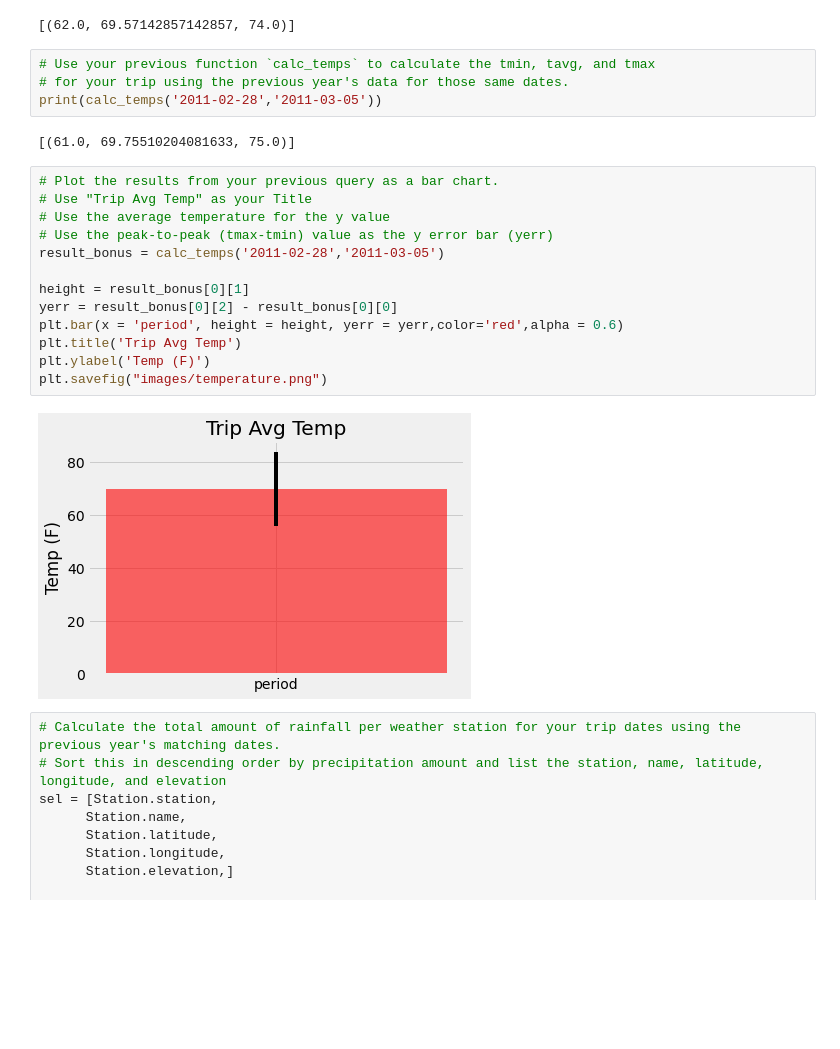
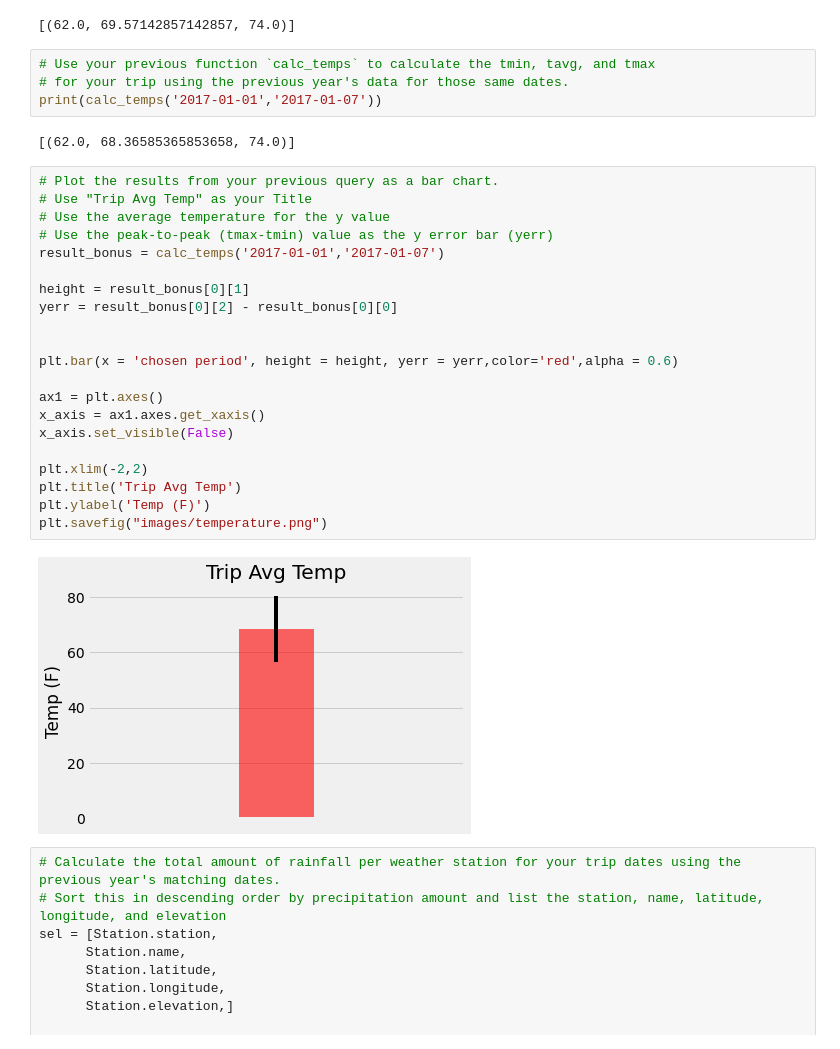
Before and after one commit to SeanPei-coder/sqlalchemy-challenge, a Jupyter notebook: climate_starter.ipynb, the cells around one changed output. Drawn from its saved outputs; the diff is of its cells as text; blank space fills up the shorter version.

```diff
--- a/climate_starter.ipynb
+++ b/climate_starter.ipynb
@@ -248,24 +238,32 @@ print(calc_temps('2012-02-28', '2012-03-05'))
 # %%
 # Use your previous function `calc_temps` to calculate the tmin, tavg, and tmax
 # for your trip using the previous year's data for those same dates.
-print(calc_temps('2011-02-28','2011-03-05'))
+print(calc_temps('2017-01-01','2017-01-07'))
 # %% [output]
-[(61.0, 69.75510204081633, 75.0)]
+[(62.0, 68.36585365853658, 74.0)]
 # %%
 # Plot the results from your previous query as a bar chart.
 # Use "Trip Avg Temp" as your Title
 # Use the average temperature for the y value
 # Use the peak-to-peak (tmax-tmin) value as the y error bar (yerr)
-result_bonus = calc_temps('2011-02-28','2011-03-05')
+result_bonus = calc_temps('2017-01-01','2017-01-07')
 
 height = result_bonus[0][1]
 yerr = result_bonus[0][2] - result_bonus[0][0]
-plt.bar(x = 'period', height = height, yerr = yerr,color='red',alpha = 0.6)
+
+
+plt.bar(x = 'chosen period', height = height, yerr = yerr,color='red',alpha = 0.6)
+
+ax1 = plt.axes()
+x_axis = ax1.axes.get_xaxis()
+x_axis.set_visible(False)
+
+plt.xlim(-2,2)
 plt.title('Trip Avg Temp')
 plt.ylabel('Temp (F)')
 plt.savefig("images/temperature.png")
 # %% [output]
-[figure, old version]
+[figure, new version]
 # %%
 # Calculate the total amount of rainfall per weather station for your trip dates using the previous year's matching dates.
 # Sort this in descending order by precipitation amount and list the station, name, latitude, longitude, and elevation
```
Also changed, not shown: parts of 3 cells of this notebook, 2 other files.
